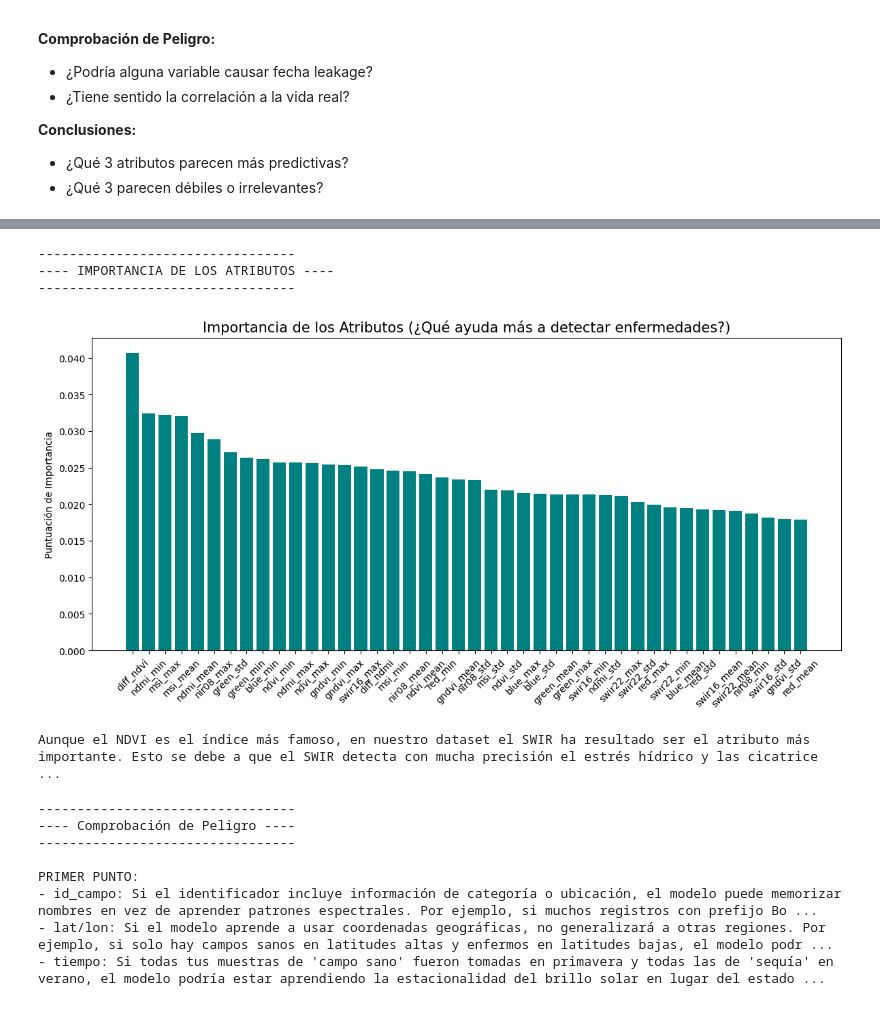
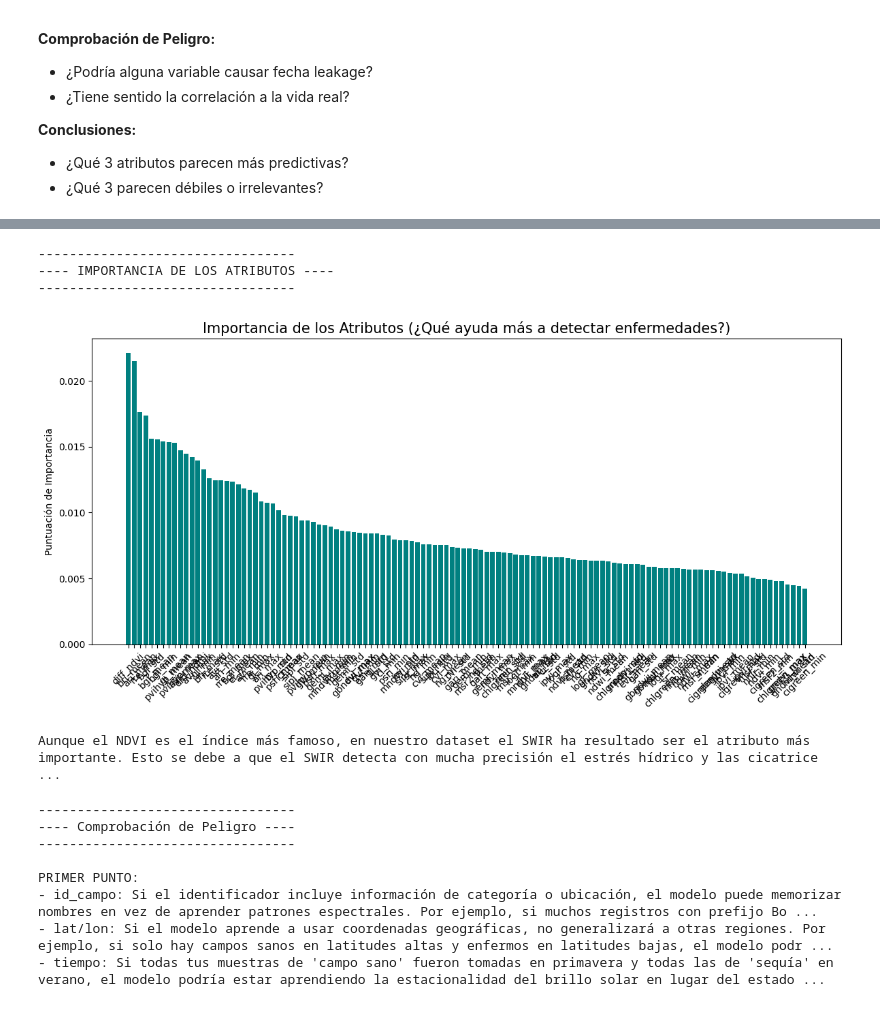
Before and after one commit to NIU1708803/Projecte_VC, a Jupyter notebook: notebooks/01_Adquisicion_y_Preprocesamiento_Satelital.ipynb, the cells around one changed output, grey strips where cells are left out. Saved outputs shown, nothing was run; the diff lists cells and outputs as text; code cells hidden in the pictures.

```diff
--- a/notebooks/01_Adquisicion_y_Preprocesamiento_Satelital.ipynb
+++ b/notebooks/01_Adquisicion_y_Preprocesamiento_Satelital.ipynb
@@ -448,7 +828,7 @@ Pruebe un Random Forest simple o un Árbol de decisión:
 - ¿Qué 3 parecen débiles o irrelevantes?
 # %%
 #Carregar el Dataset
-df = pd.read_csv('../data/dataset.csv')
+df = pd.read_csv('../data/dataset_avancat.csv')
 df.head()
 df.info()
 df.describe()
@@ -752,35 +1121,39 @@ print("---------------------------------\n")
 
 # 1. Preparar los datos
 # Quitamos las columnas que no son "números" para el modelo (IDs, coordenadas, etc.)
 # Y eliminamos filas con valores nulos (NaN) en los índices
 df_ml = df.dropna(subset=['ndvi_mean', 'gndvi_mean'])
-X = df_ml.drop(columns=['id_campo', 'estado', 'lat', 'lon','fecha_captura'])
+X = df_ml.drop(columns=['id_campo', 'estado', 'lat', 'lon','fecha_inicio', 'fecha_fin'])
 y = df_ml['estado']
+
+X = X.replace([np.inf, -np.inf], np.nan)
+# 2. Fill those new NaNs with the median (consistent with your previous logic)
+X = X.fillna(X.median())
 
 # 2. Entrenar un Random Forest rápido
 rf = RandomForestClassifier(n_estimators=100, random_state=42)
 rf.fit(X, y)
 
 # 3. Extraer y ordenar la importancia de los atributos
 importancias = rf.feature_importances_
 indices = np.argsort(importancias)[::-1]
 nombres_features = X.columns
 
 # 4. Graficar
 plt.figure(figsize=(12, 6))
 plt.title("Importancia de los Atributos (¿Qué ayuda más a detectar enfermedades?)", fontsize=15)
 plt.bar(range(X.shape[1]), importancias[indices], color="teal", align="center")
 plt.xticks(range(X.shape[1]), [nombres_features[i] for i in indices], rotation=45)
 plt.ylabel("Puntuación de Importancia")
 plt.tight_layout()
 plt.show()
 
 print("Aunque el NDVI es el índice más famoso, en nuestro dataset el SWIR ha resultado ser el atributo más importante. Esto se debe a que el SWIR detecta con mucha precisión el estrés hídrico y las cicatrices de incendios, permitiendo al modelo separar las clases de 'sequía' e 'incendio' con mayor facilidad que usando solo el espectro visible o el NDVI tradicional.")
 # %% [output]
 ---------------------------------
 ---- IMPORTANCIA DE LOS ATRIBUTOS ----
 ---------------------------------
-[figure, old version]
+[figure, new version]
 Aunque el NDVI es el índice más famoso, en nuestro dataset el SWIR ha resultado ser el atributo más importante. Esto se debe a que el SWIR detecta con mucha precisión el estrés hídrico y las cicatrice ...
 # %%
 print("\n---------------------------------")
```
Also changed, not shown: parts of 6 cells of this notebook.
